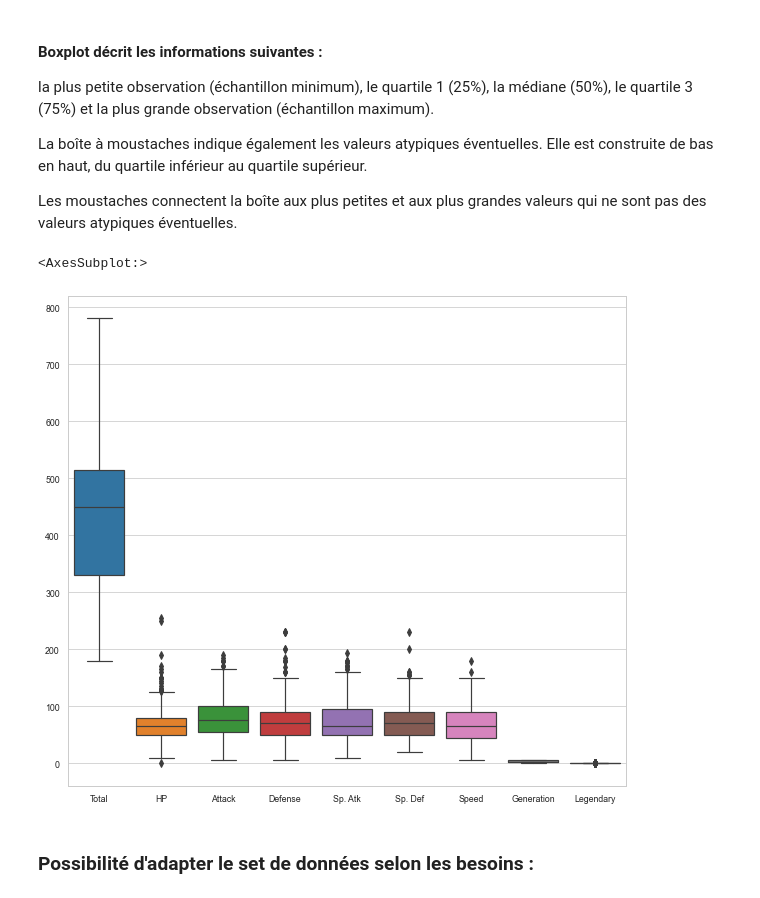
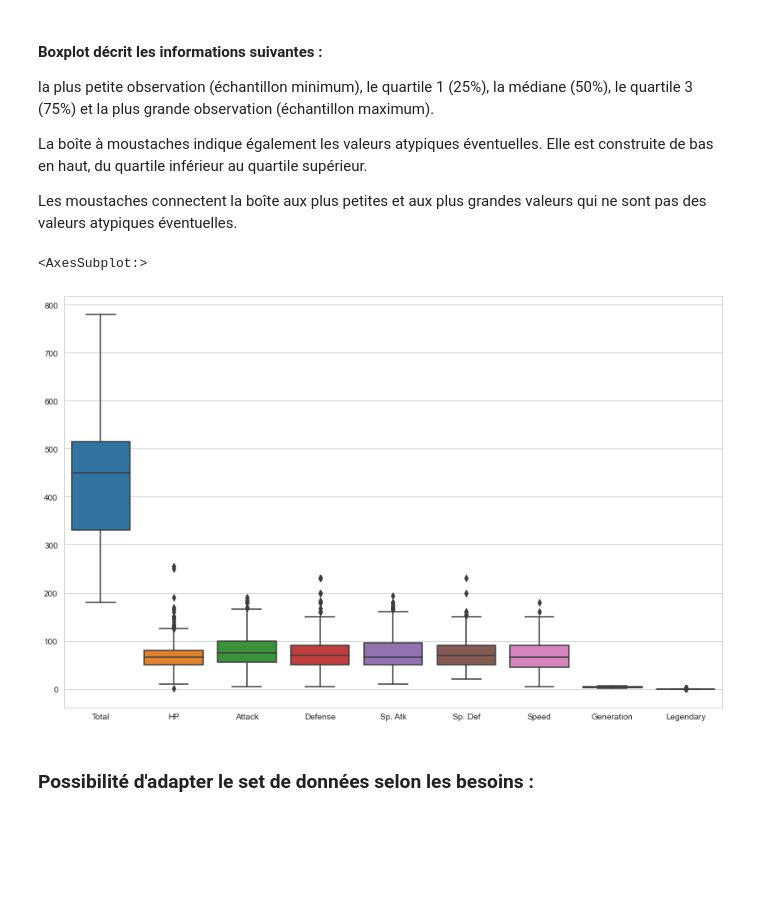
Before and after one commit to Nanogath/DemoSeaborn, a Jupyter notebook: Demo_Seaborn_Pokemon.ipynb, the cells around one changed output. Cells and saved outputs as stored; diff of their text form; code cells hidden in the pictures; blank space fills up the shorter version.

```diff
--- a/Demo_Seaborn_Pokemon.ipynb
+++ b/Demo_Seaborn_Pokemon.ipynb
@@ -87,17 +92,17 @@ La boîte à moustaches indique également les valeurs atypiques éventuelles. E
 Les moustaches connectent la boîte aux plus petites et aux plus grandes valeurs qui ne sont pas des valeurs atypiques éventuelles.
 # %%
 # Méthode .figure pour définir de la taille du graphique
-plt.figure(figsize=[10,9])
+plt.figure(figsize = [14,9])
 
-# Méthode .set_style pour l'aspect du graph
+# Méthode .set_style thème du graph
 # (darkgrid, whitegrid, dark, white, ticks)
 sns.set_style('whitegrid')
 
 # Méthode .boxplot
-sns.boxplot(data=df)
+sns.boxplot(data = df)
 # %% [output]
 <AxesSubplot:>
-[figure, old version]
+[figure, new version]
 # %% [markdown]
 ### Possibilité d'adapter le set de données selon les besoins :
 # %%
```
Also changed, not shown: parts of 21 cells of this notebook.
